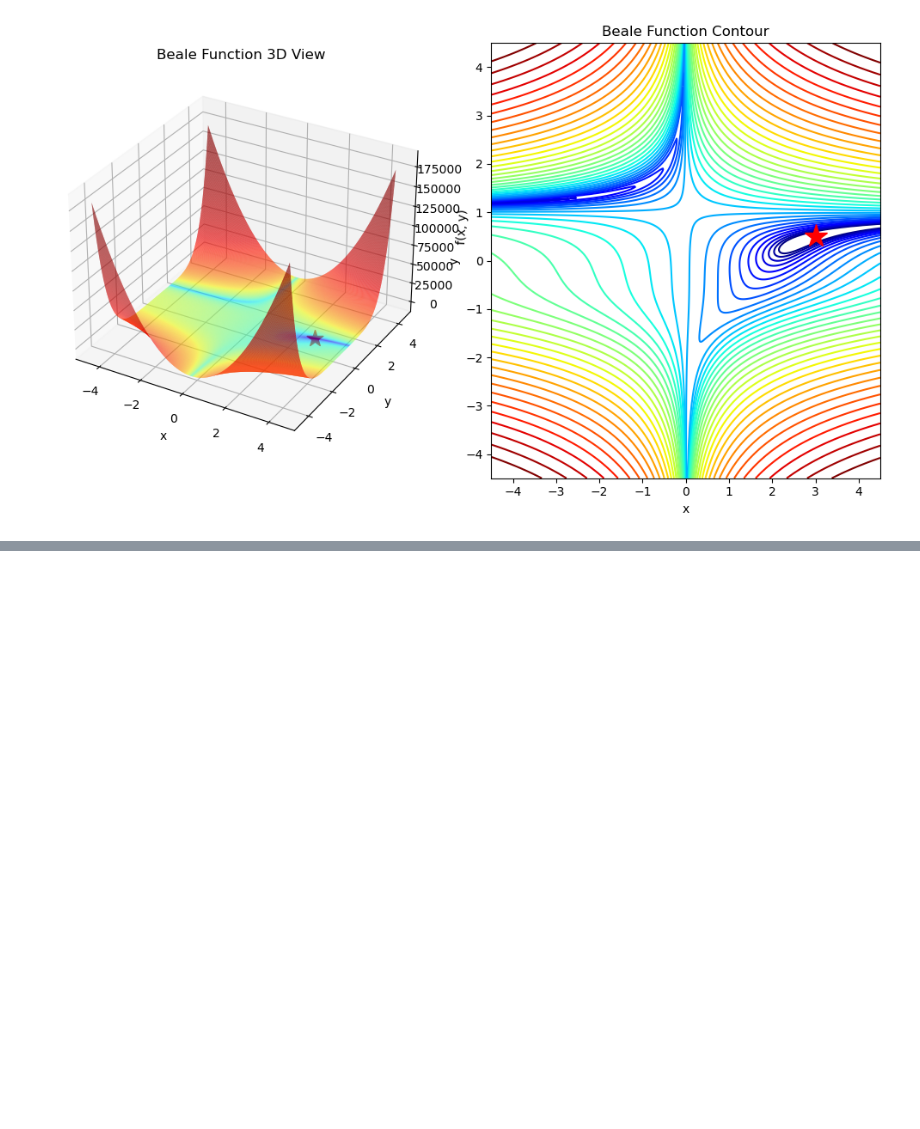
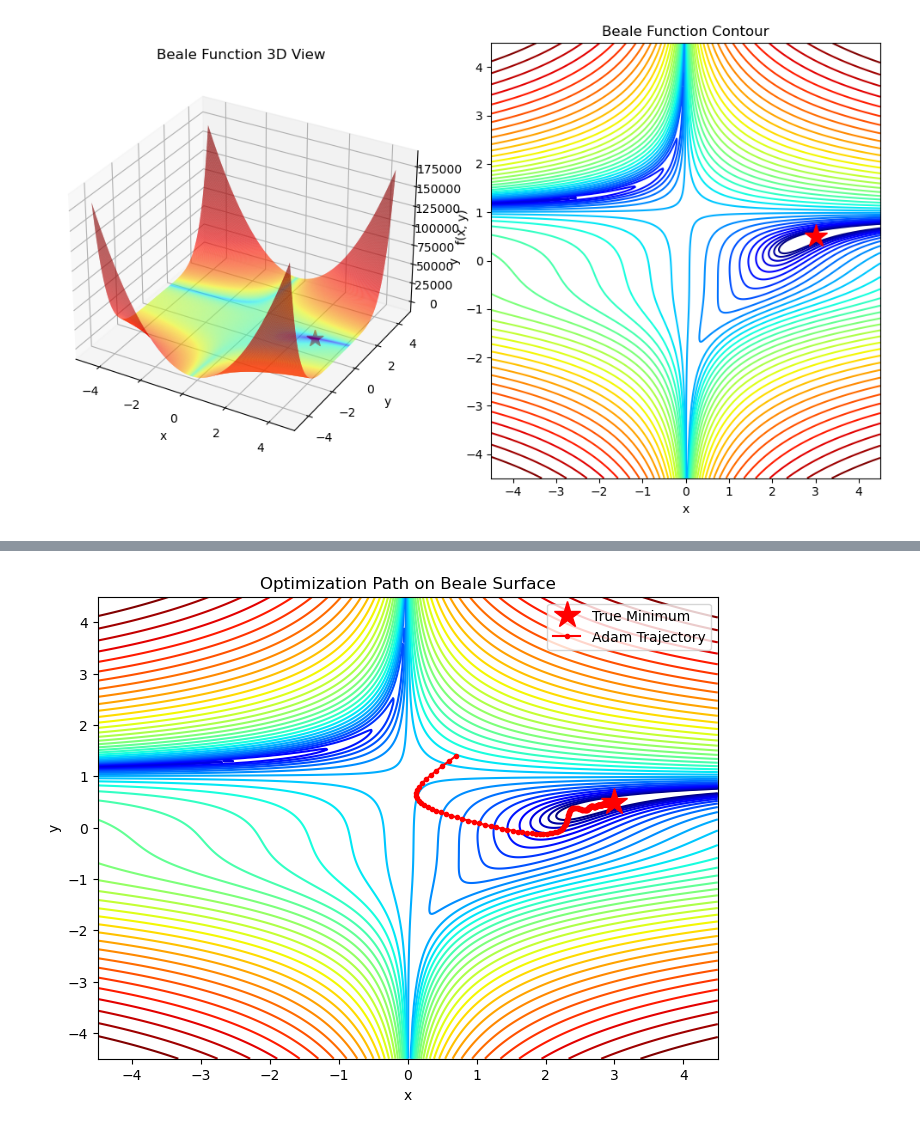
Before and after one commit to AmitosForever/Deep-Learning-Course, a Jupyter notebook: HW1/ece046211_hw1_optimization_autograd.ipynb, the cells around one changed output, grey strips where cells are left out. Drawn from its saved outputs; the diff is of its cells as text; code cells hidden in the pictures; blank space fills up the shorter version.

```diff
--- a/HW1/ece046211_hw1_optimization_autograd.ipynb
+++ b/HW1/ece046211_hw1_optimization_autograd.ipynb
@@ -250,8 +250,8 @@ beale_grad output: [0. 0.]
 # %%
 grid_x = np.linspace(-4.5, 4.5, 400)
 grid_y = np.linspace(-4.5, 4.5, 400)
-X, Y = np.meshgrid(grid_x, grid_y)
-Z = beale_f(X, Y)
+x_mesh, y_mesh = np.meshgrid(grid_x, grid_y)
+Z = beale_f(x_mesh, y_mesh)
 
 
 fig = plt.figure(figsize=(10, 6))
@@ -259,7 +259,7 @@ fig = plt.figure(figsize=(10, 6))
 
 ax3d = fig.add_subplot(121, projection='3d')
 surface = ax3d.plot_surface(
-    X, Y, Z,
+    x_mesh, y_mesh, Z,
     cmap=plt.cm.jet,
     norm=LogNorm(),
     rstride=1,
@@ -278,7 +278,7 @@ ax3d.set_zlabel("f(x, y)")
 
 ax2d = fig.add_subplot(122)
 cont = ax2d.contour(
-    X, Y, Z,
+    x_mesh, y_mesh, Z,
     levels=np.logspace(-0.5, 5, 35),
     cmap=plt.cm.jet,
     norm=LogNorm()
@@ -408,0 +421,31 @@ path = opt.path
+# %%
+# plot the Beale function values during the optimization
+path = opt.path
+
+def draw_beale_trajectory(optimizer, x_grid, y_grid, z_values,
+                          target_x=3.0, target_y=0.5):
+
+    fig, ax = plt.subplots(figsize=(8, 6))
+
+    contour = ax.contour(
+        x_grid, y_grid, z_values,
+        levels=np.logspace(-0.5, 5, 35),
+        norm=LogNorm(),
+        cmap=plt.cm.jet
+    )
+
+    ax.plot(target_x, target_y, 'r*', markersize=20, label="True Minimum")
+
+    ax.plot(optimizer.x_history, optimizer.y_history, 'r.-', label="Adam Trajectory")
+
+    ax.set_title("Optimization Path on Beale Surface")
+    ax.set_xlabel("x")
+    ax.set_ylabel("y")
+    ax.legend()
+
+    plt.show()
+
+
+draw_beale_trajectory(opt, x_mesh, y_mesh, Z)
+# %% [output]
+[figure, added]
```
Also changed, not shown: parts of 7 cells of this notebook.
